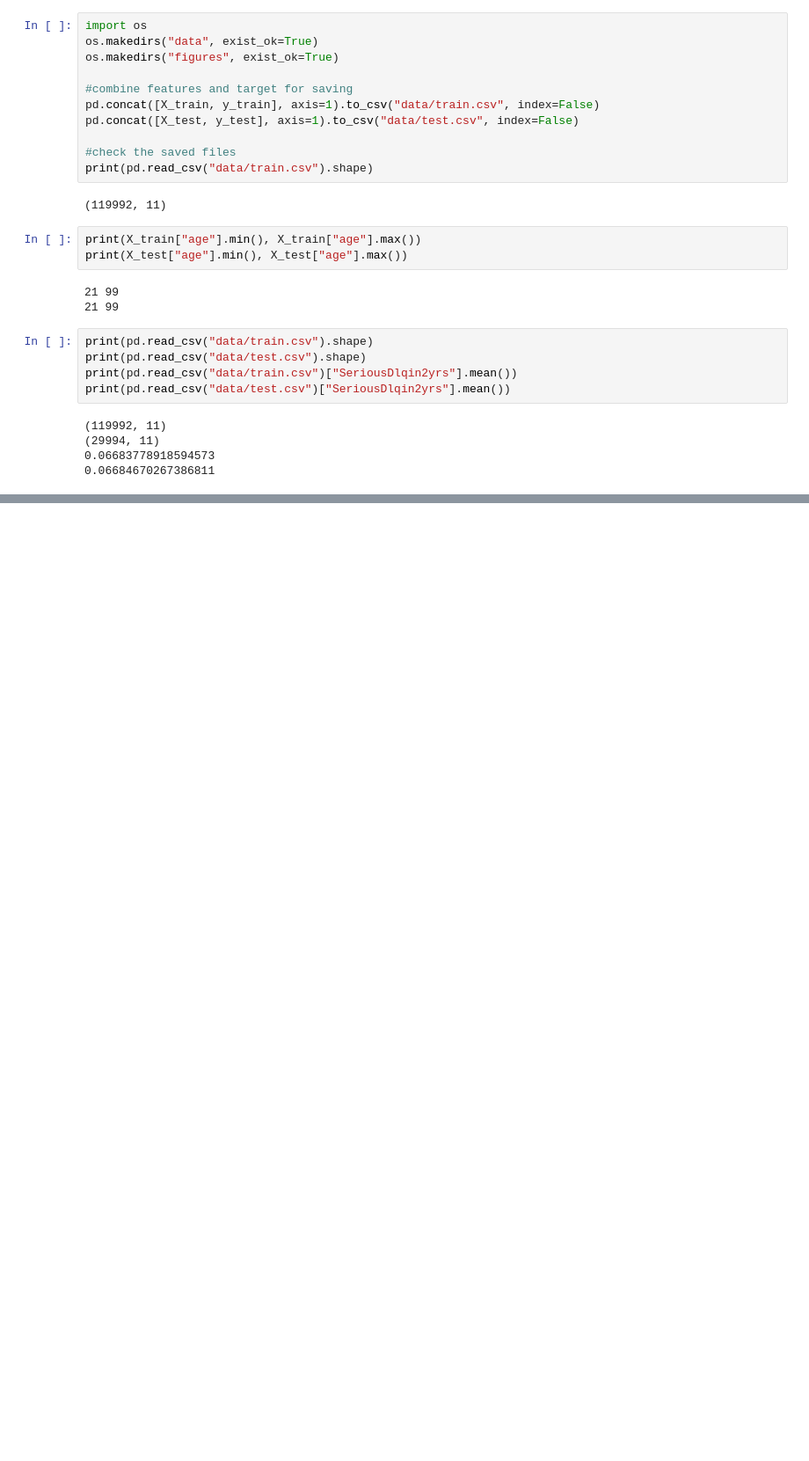
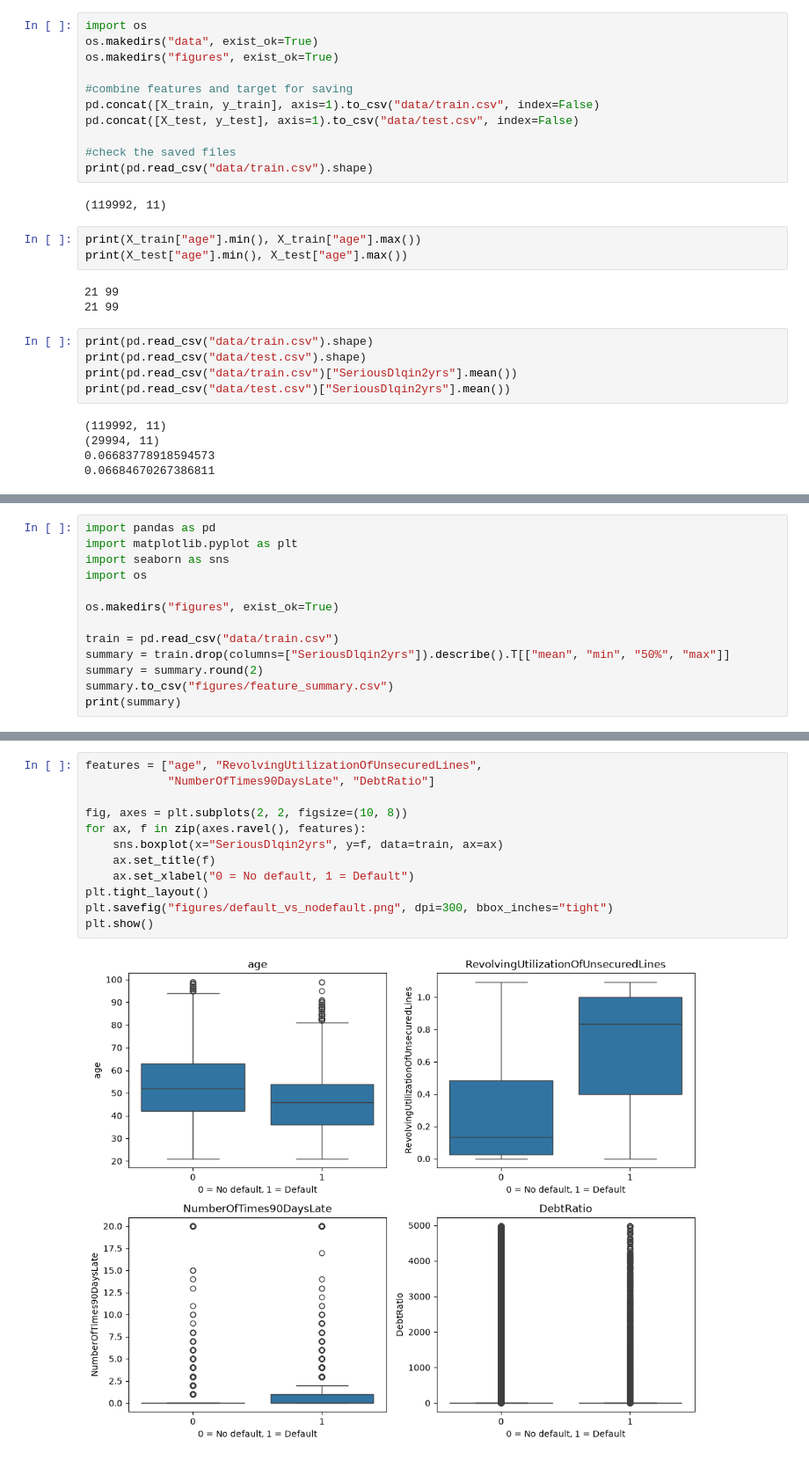
Before and after one commit to Lakshmisharma05/CREDIT-risk-research, a Jupyter notebook: member1_data.ipynb, the cells around one changed output, grey strips where cells are left out. Shown at 88% size. Saved outputs shown, nothing was run; the diff lists cells and outputs as text; blank space fills up the shorter version.

Commit message:
Add EDA figures and feature summary table

```diff
--- a/member1_data.ipynb
+++ b/member1_data.ipynb
@@ -254,0 +314,13 @@ print(pd.read_csv("data/test.csv")["SeriousDlqin2yrs"].mean())
+# %%
+import pandas as pd
+import matplotlib.pyplot as plt
+import seaborn as sns
+import os
+
+os.makedirs("figures", exist_ok=True)
+
+train = pd.read_csv("data/train.csv")
+summary = train.drop(columns=["SeriousDlqin2yrs"]).describe().T[["mean", "min", "50%", "max"]]
+summary = summary.round(2)
+summary.to_csv("figures/feature_summary.csv")
+print(summary)
@@ -254,0 +339,14 @@ print(pd.read_csv("data/test.csv")["SeriousDlqin2yrs"].mean())
+# %%
+features = ["age", "RevolvingUtilizationOfUnsecuredLines",
+            "NumberOfTimes90DaysLate", "DebtRatio"]
+
+fig, axes = plt.subplots(2, 2, figsize=(10, 8))
+for ax, f in zip(axes.ravel(), features):
+    sns.boxplot(x="SeriousDlqin2yrs", y=f, data=train, ax=ax)
+    ax.set_title(f)
+    ax.set_xlabel("0 = No default, 1 = Default")
+plt.tight_layout()
+plt.savefig("figures/default_vs_nodefault.png", dpi=300, bbox_inches="tight")
+plt.show()
+# %% [output]
+[figure, added]
```
Also changed, not shown: parts of 7 cells of this notebook, 5 other files.
